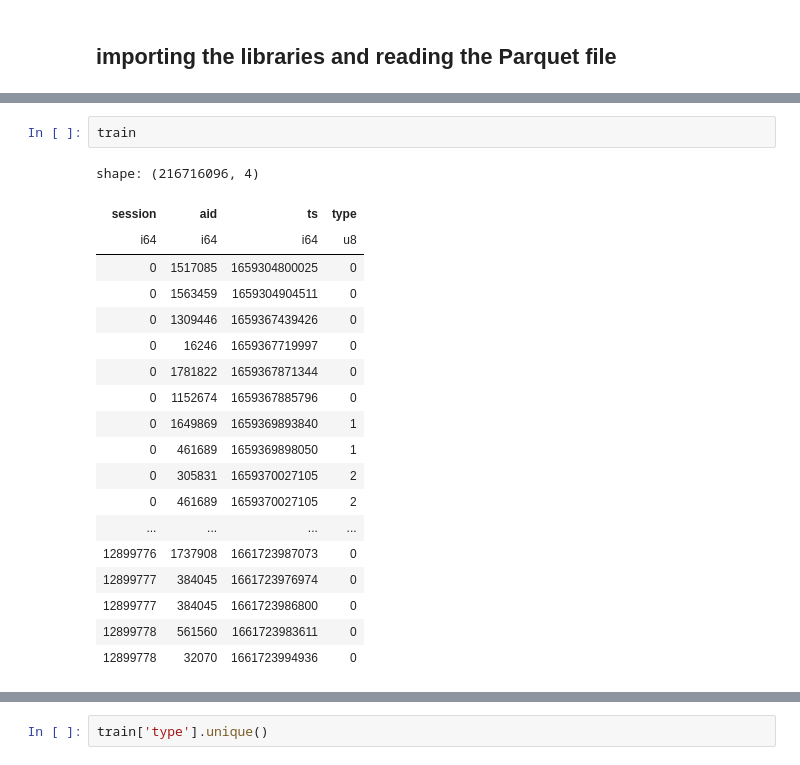
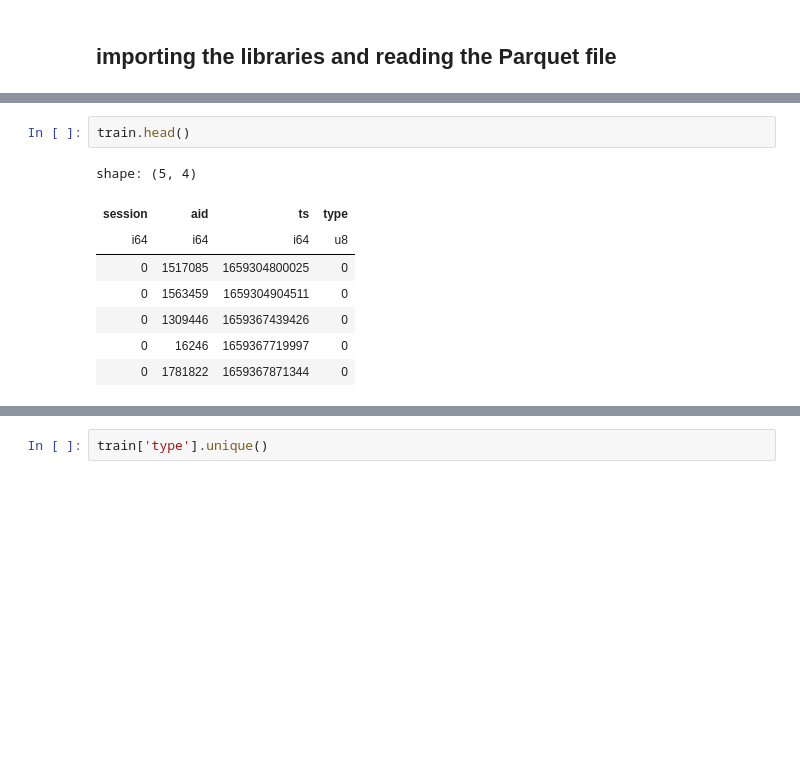
Before and after one commit to ReebalSami/Capstone-OTTO-Multi-Objective-Recommender-System, a Jupyter notebook: notebooks/EDA_1_parquet_read.ipynb, the cells around one changed output, grey strips where cells are left out. Drawn from its saved outputs; the diff is of its cells as text; blank space fills up the shorter version.

```diff
--- a/notebooks/EDA_1_parquet_read.ipynb
+++ b/notebooks/EDA_1_parquet_read.ipynb
@@ -23,23 +17,12 @@ del sentences_df; gc.collect()
 # %%
-train
+train.head()
 # %% [output]
-shape: (216716096, 4)
+shape: (5, 4)
 | session | aid | ts | type |
 | i64 | i64 | i64 | u8 |
 | 0 | 1517085 | 1659304800025 | 0 |
 | 0 | 1563459 | 1659304904511 | 0 |
 | 0 | 1309446 | 1659367439426 | 0 |
 | 0 | 16246 | 1659367719997 | 0 |
 | 0 | 1781822 | 1659367871344 | 0 |
-| 0 | 1152674 | 1659367885796 | 0 |
-| 0 | 1649869 | 1659369893840 | 1 |
-| 0 | 461689 | 1659369898050 | 1 |
-| 0 | 305831 | 1659370027105 | 2 |
-| 0 | 461689 | 1659370027105 | 2 |
-| ... | ... | ... | ... |
-| 12899776 | 1737908 | 1661723987073 | 0 |
-| 12899777 | 384045 | 1661723976974 | 0 |
-| 12899777 | 384045 | 1661723986800 | 0 |
-| 12899778 | 561560 | 1661723983611 | 0 |
-| 12899778 | 32070 | 1661723994936 | 0 |
 # %%
```
Also changed, not shown: parts of 16 cells of this notebook.
